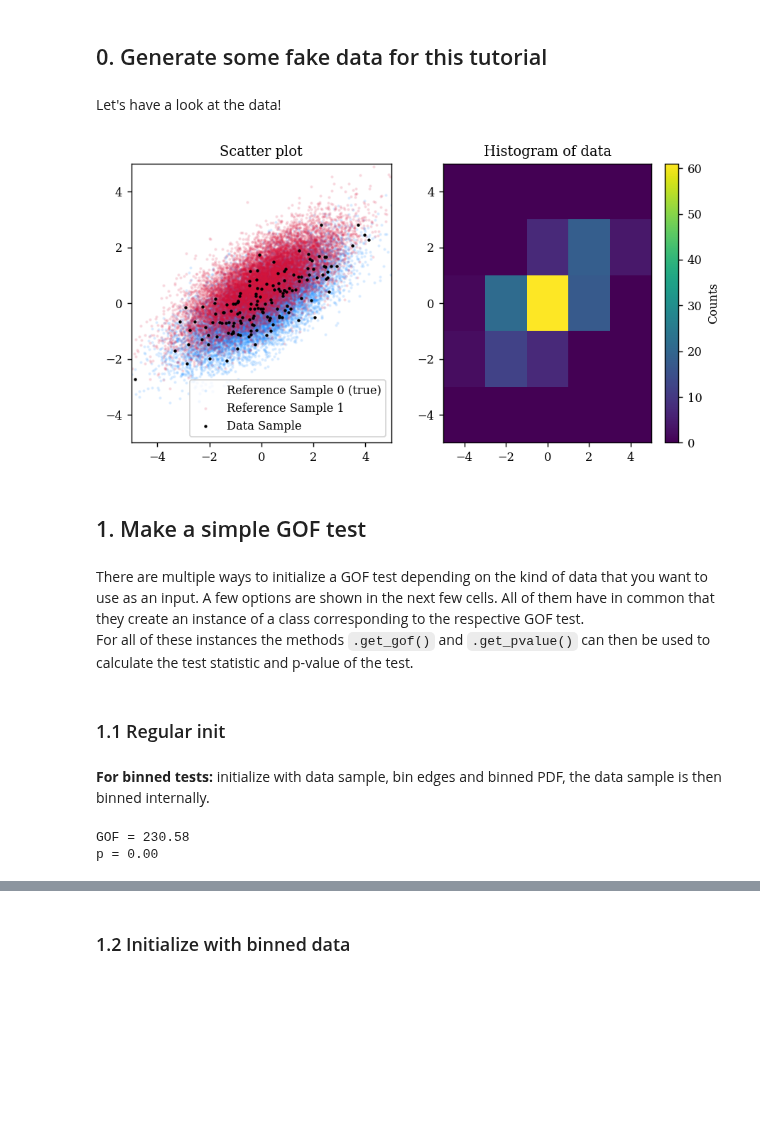
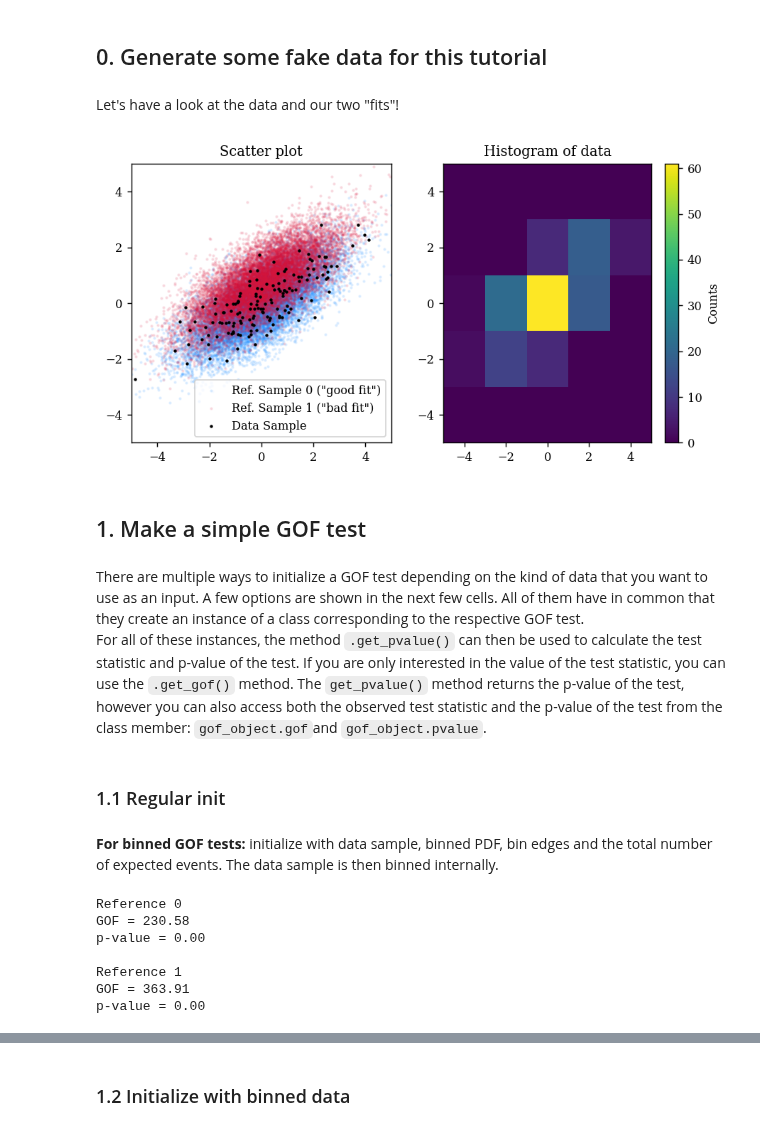
Before and after one commit to XENONnT/GOFevaluation, a Jupyter notebook: gofevaluation_tutorial.ipynb, the cells around one changed output, grey strips where cells are left out. Cells and saved outputs as stored; diff of their text form; code cells hidden in the pictures; blank space fills up the shorter version.

```diff
--- a/gofevaluation_tutorial.ipynb
+++ b/gofevaluation_tutorial.ipynb
@@ -68,48 +68,54 @@ pdf_1 /= np.sum(pdf_1)
 pdf_1 = pdf_1.reshape(np.shape(binned_data))
 expectations_1 = pdf_1 * n_expectations
 # %% [markdown]
-Let's have a look at the data!
+Let's have a look at the data and our two "fits"!
 # %%
 fig, axes = plt.subplots(1, 2, figsize=(8, 4))
 
 axes[0].scatter(reference_sample_0.T[0], reference_sample_0.T[1], s=2,
-                c='dodgerblue', alpha=.1, label='Reference Sample 0 (true)')
+                c='dodgerblue', alpha=.1, label='Ref. Sample 0 ("good fit")')
 axes[0].scatter(reference_sample_1.T[0], reference_sample_1.T[1], s=2,
-                c='crimson', alpha=.1, label='Reference Sample 1')
+                c='crimson', alpha=.1, label='Ref. Sample 1 ("bad fit")')
 axes[0].scatter(data_sample.T[0], data_sample.T[1], s=2, c='k',
                 label='Data Sample')
 
 h = axes[1].hist2d(data_sample.T[0], data_sample.T[1], bins=bin_edges)
 fig.colorbar(h[3], ax=axes[1], label='Counts')
 axes[0].legend()
 axes[0].set_title('Scatter plot')
 axes[1].set_title('Histogram of data')
 
 for ax in axes:
     ax.set_xlim(bin_edges[0].min(), bin_edges[0].max())
     ax.set_ylim(bin_edges[1].min(), bin_edges[1].max())
 
 plt.show()
 # %% [output]
-[figure, old version]
+[figure, new version]
 # %% [markdown]
 ## 1. Make a simple GOF test
 # %% [markdown]
 There are multiple ways to initialize a GOF test depending on the kind of data that you want to use as an input. A few options are shown in the next few cells. All of them have in common that they create an instance of a class corresponding to the respective GOF test.
-For all of these instances the methods `.get_gof()` and `.get_pvalue()` can then be used to calculate the test statistic and p-value of the test.
+For all of these instances, the method `.get_pvalue()` can then be used to calculate the test statistic and p-value of the test. If you are only interested in the value of the test statistic, you can use the `.get_gof()` method. The `get_pvalue()` method returns the p-value of the test, however you can also access both the observed test statistic and the p-value of the test from the class member: `gof_object.gof`and `gof_object.pvalue`.
 # %% [markdown]
 ### 1.1 Regular init
 # %% [markdown]
-**For binned tests:** initialize with data sample, bin edges and binned PDF, the data sample is then binned internally.
+**For binned GOF tests:** initialize with data sample, binned PDF, bin edges and the total number of expected events. The data sample is then binned internally.
 # %%
-gof_object = ge.BinnedPoissonChi2GOF(data_sample=data_sample,
-                                     pdf=pdf_0,
-                                     bin_edges=bin_edges,
-                                     nevents_expected=n_expectations)
-gof = gof_object.get_gof()
-pval = gof_object.get_pvalue()
-print(f'GOF = {gof:.2f}')
-print(f'p = {pval:.2f}')
+for i, pdf in enumerate([pdf_0, pdf_1]):
+    gof_object = ge.BinnedPoissonChi2GOF(data_sample=data_sample,
+                                         pdf=pdf,
+                                         bin_edges=bin_edges,
+                                         nevents_expected=n_expectations)
+    gof_object.get_pvalue()
+    print(f'\033[1mReference {i}\033[0m')
+    print(f'GOF = {gof_object.gof:.2f}')
+    print(f'p-value = {gof_object.pvalue:.2f}\n')
 # %% [output]
+Reference 0
 GOF = 230.58
-p = 0.00
+p-value = 0.00
+
+Reference 1
+GOF = 363.91
+p-value = 0.00
```
Also changed, not shown: parts of 15 cells of this notebook.
